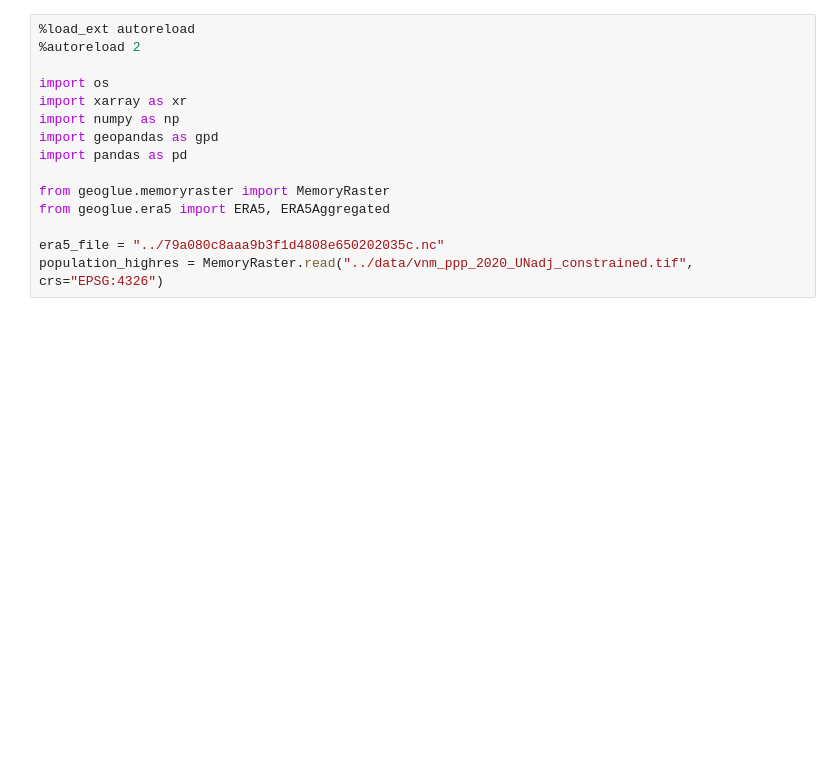
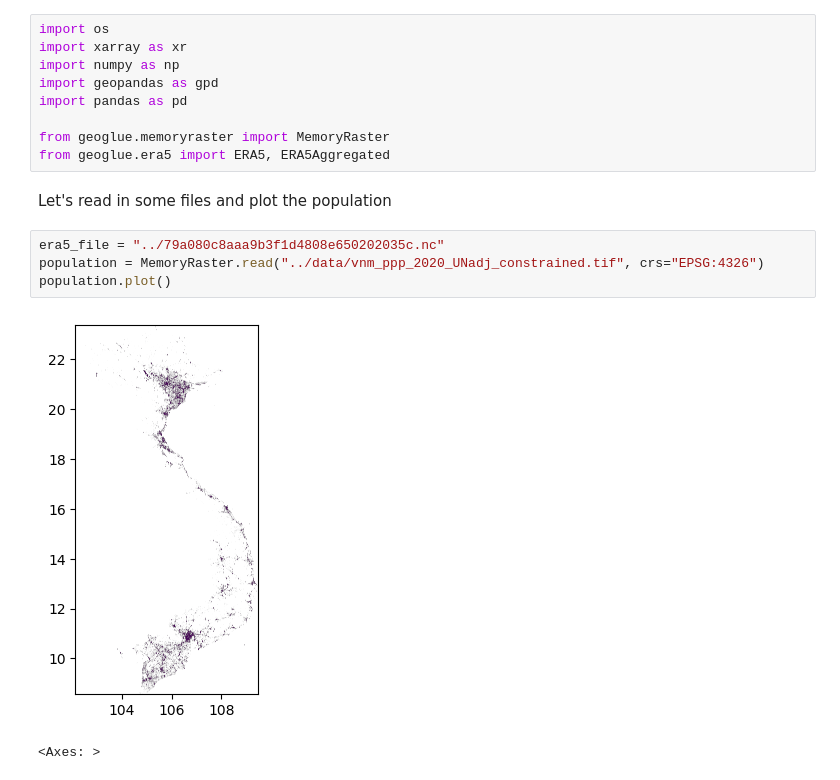
Before and after one commit to kraemer-lab/geoglue, a Jupyter notebook: notebooks/xarray_exactextract.ipynb, the cells around one changed output. Drawn from its saved outputs; the diff is of its cells as text; blank space fills up the shorter version.

```diff
--- a/notebooks/xarray_exactextract.ipynb
+++ b/notebooks/xarray_exactextract.ipynb
@@ -1,7 +20,4 @@
 # %%
-%load_ext autoreload
-%autoreload 2
-
 import os
 import xarray as xr
 import numpy as np
@@ -10,6 +26,12 @@ import pandas as pd
 
 from geoglue.memoryraster import MemoryRaster
 from geoglue.era5 import ERA5, ERA5Aggregated
-
-era5_file = "../79a080c8aaa9b3f1d4808e650202035c.nc"
-population_highres = MemoryRaster.read("../data/vnm_ppp_2020_UNadj_constrained.tif", crs="EPSG:4326")
+# %% [markdown]
+Let's read in some files and plot the population
+# %%
+era5_file = "../79a080c8aaa9b3f1d4808e650202035c.nc"
+population = MemoryRaster.read("../data/vnm_ppp_2020_UNadj_constrained.tif", crs="EPSG:4326")
+population.plot()
+# %% [output]
+[figure, added]
+<Axes: >
```
Also changed, not shown: parts of 34 cells of this notebook.
